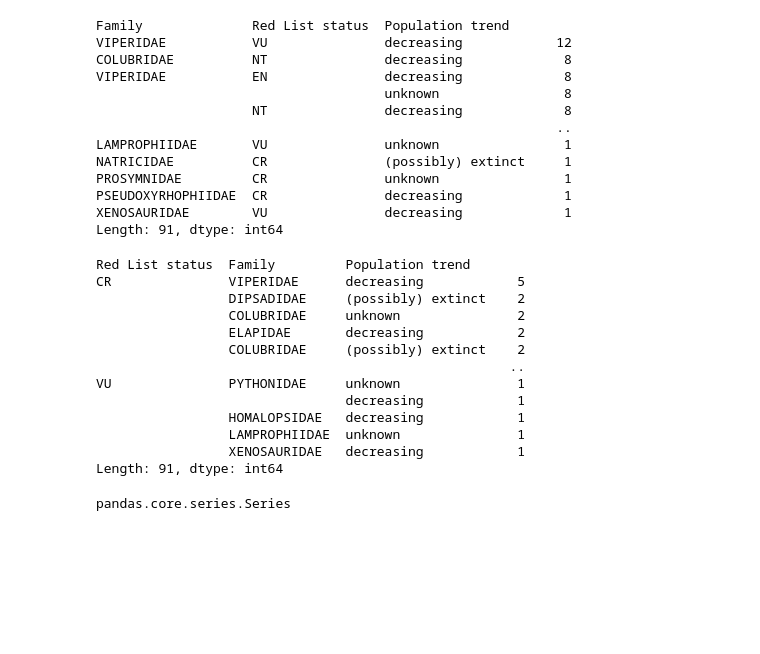
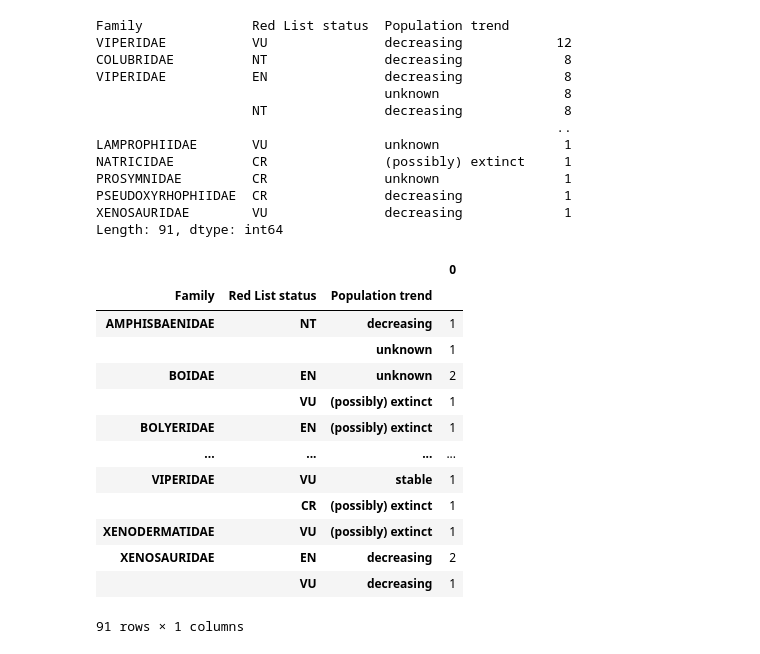
Before and after one commit to AlexaS17/snake_conservation_status, a Jupyter notebook: Data_Exploration.ipynb, the cells around one changed output. Saved outputs shown, nothing was run; the diff lists cells and outputs as text; code cells hidden in the pictures; blank space fills up the shorter version.

```diff
--- a/Data_Exploration.ipynb
+++ b/Data_Exploration.ipynb
@@ -115,23 +146,20 @@ PSEUDOXYRHOPHIIDAE  CR               decreasing             1
 XENOSAURIDAE        VU               decreasing             1
 Length: 91, dtype: int64
 # %%
-status = families.groupby(['Red List status']).value_counts()
+status = families.groupby(['Family']).value_counts().to_frame()
 status
 # %% [output]
+|  |  |  | 0 |
+| Family | Red List status | Population trend |  |
+| AMPHISBAENIDAE | NT | decreasing | 1 |
+|  |  | unknown | 1 |
+| BOIDAE | EN | unknown | 2 |
+|  | VU | (possibly) extinct | 1 |
+| BOLYERIDAE | EN | (possibly) extinct | 1 |
+| ... | ... | ... | ... |
+| VIPERIDAE | VU | stable | 1 |
+|  | CR | (possibly) extinct | 1 |
+| XENODERMATIDAE | VU | (possibly) extinct | 1 |
+| XENOSAURIDAE | EN | decreasing | 2 |
+|  | VU | decreasing | 1 |
-Red List status  Family         Population trend
-CR               VIPERIDAE      decreasing            5
-                 DIPSADIDAE     (possibly) extinct    2
-                 COLUBRIDAE     unknown               2
-                 ELAPIDAE       decreasing            2
-                 COLUBRIDAE     (possibly) extinct    2
-                                                     ..
-VU               PYTHONIDAE     unknown               1
-                                decreasing            1
-                 HOMALOPSIDAE   decreasing            1
-                 LAMPROPHIIDAE  unknown               1
-                 XENOSAURIDAE   decreasing            1
-Length: 91, dtype: int64
+91 rows × 1 columns
-# %%
-type(status)
-# %% [output]
-pandas.core.series.Series
```
Also changed, not shown: parts of 18 cells of this notebook.
